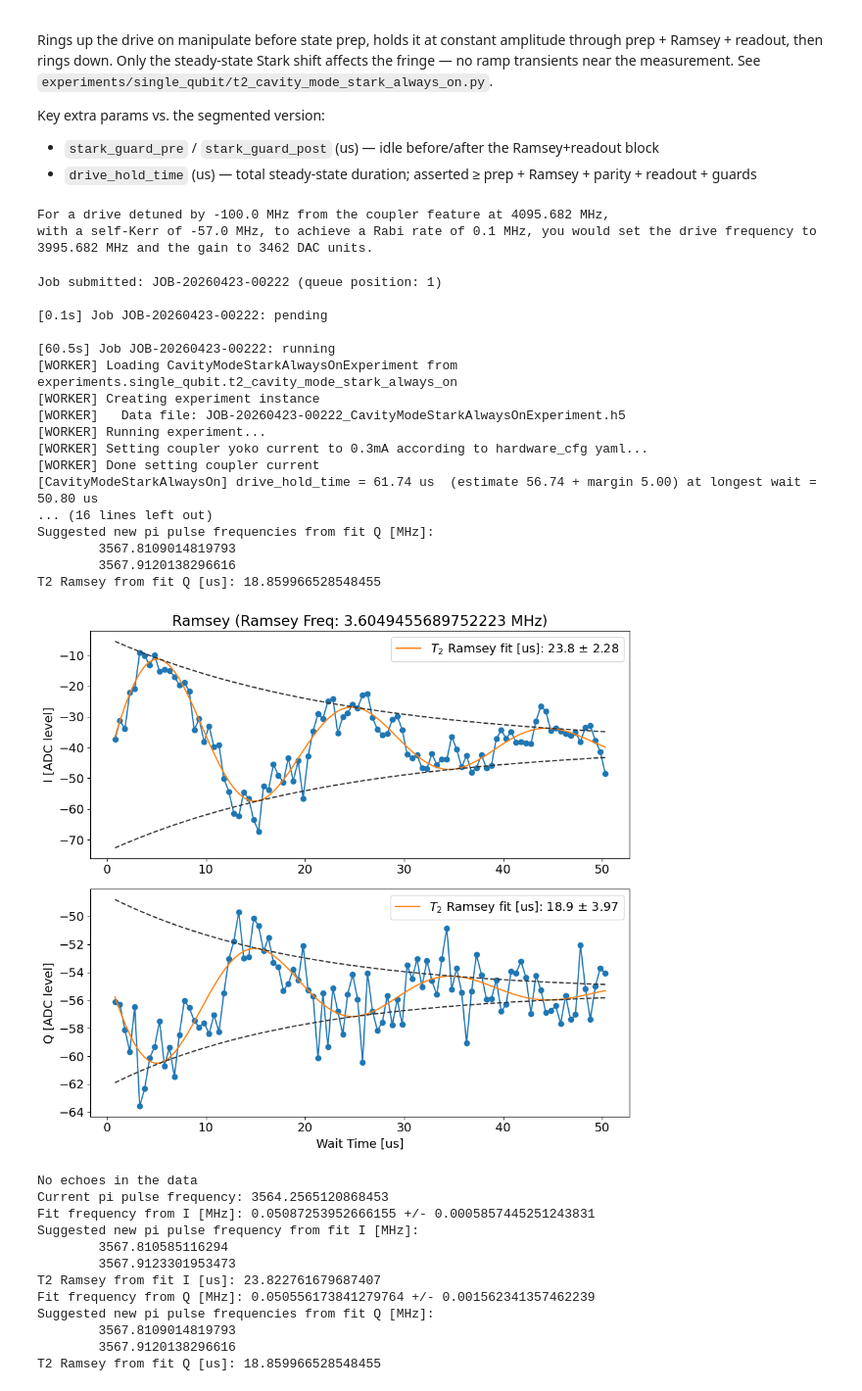
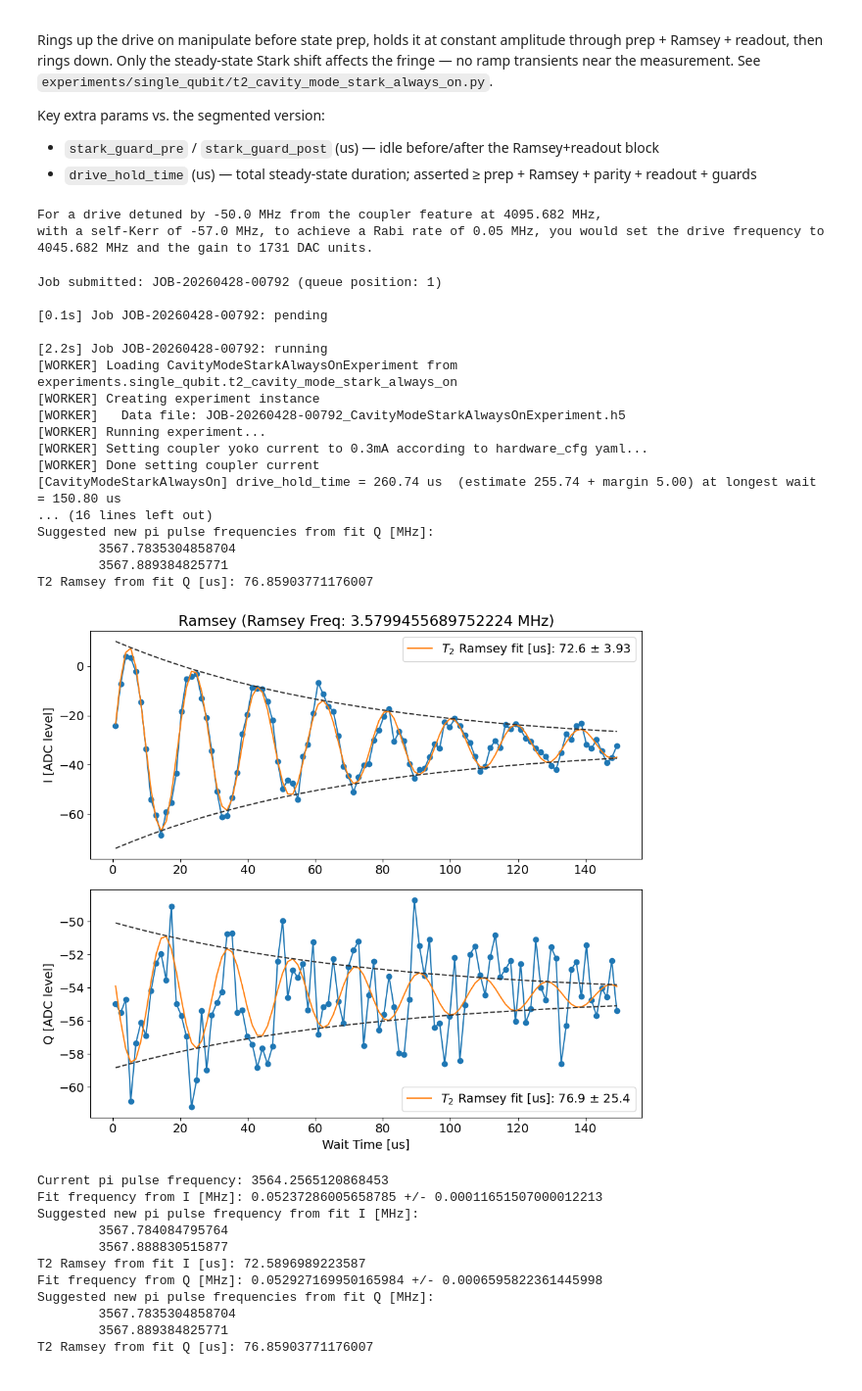
Before and after one commit to SchusterLab/multimode_expts, a Jupyter notebook: measurement_notebooks/QEC/T2_ac_stark_shift.ipynb, the cells around one changed output. Shown at 98% size. Cells and saved outputs as stored; diff of their text form; code cells hidden in the pictures.

```diff
--- a/measurement_notebooks/QEC/T2_ac_stark_shift.ipynb
+++ b/measurement_notebooks/QEC/T2_ac_stark_shift.ipynb
@@ -110,7 +135,7 @@ coupler_spec_runner = CharacterizationRunner(
     use_queue=USE_QUEUE,
 )
 # %%
-f_start = 4000
+f_start = 3500
 f_stop = 4150
 expts = 101
 step = (f_stop - f_start) / (expts - 1)
@@ -120,8 +145,8 @@ coupler_spec_expt = coupler_spec_runner.execute(
     start=f_start,
     step=step,
     expts=expts,
-    length=50,
-    gain=5000,
+    length=5,
+    gain=10000,
     reps=200,
     rounds=1,
     coupler_f=False,
@@ -1511,20 +1642,20 @@ Key extra params vs. the segmented version:
 f_coupler = 4095.682
 k = 3.62885e-4  # rad/us/DAC, from Rabi fits
 K = -57.0  # MHz, from separate measurement of the coupler's self-Kerr
-rabi_rate = 0.1  # MHz, target Rabi rate for the drive (adjust gain to hit this)
+rabi_rate = .05  # MHz, target Rabi rate for the drive (adjust gain to hit this)
 Gain = int(2*np.pi*rabi_rate * 2/k) # DAC gain to achieve target Rabi rate (Omega = k * Gain)
 detuning_opt = -1000*rabi_rate  # MHz, I dont have acces to g so it will be order of magnitude guess, can be optimized for better performance
 f_drive = f_coupler + detuning_opt  # MHz, drive frequency detuned from coupler feature
 f_ramsey = 3.5779952741678973 - 0.023049705192674724 # MHz, from Ramsey fit (should be close to f_drive - f_coupler)
-rise_time = 0.2  # us
+rise_time = 2.0  # us
 t_start = 4 * rise_time  # us, must be >= 4 * rise_time to ensure the flat-top portion of the drive exists at the shortest Ramsey time
 
 
 print(f'For a drive detuned by {detuning_opt} MHz from the coupler feature at {f_coupler} MHz,')
 print(f'with a self-Kerr of {K} MHz, to achieve a Rabi rate of {rabi_rate} MHz, you would set the drive frequency to {f_drive} MHz and the gain to {Gain} DAC units.')
 # %% [output]
-For a drive detuned by -100.0 MHz from the coupler feature at 4095.682 MHz,
-with a self-Kerr of -57.0 MHz, to achieve a Rabi rate of 0.1 MHz, you would set the drive frequency to 3995.682 MHz and the gain to 3462 DAC units.
+For a drive detuned by -50.0 MHz from the coupler feature at 4095.682 MHz,
+with a self-Kerr of -57.0 MHz, to achieve a Rabi rate of 0.05 MHz, you would set the drive frequency to 4045.682 MHz and the gain to 1731 DAC units.
 # %%
 # ============================================
 # T2 cavity-mode Ramsey with ALWAYS-ON Stark drive on manipulate
@@ -1546,9 +1677,9 @@ stark_ao_defaults = AttrDict(dict(
     # Stark drive on manipulate (fixed across the sweep)
     drive_freq=4100.0,
     drive_gain=0,                # start at 0 to recover undriven baseline
-    rise_time=0.2,              # us per-edge (sigma = rise_time/2)
-    stark_guard_pre=5.0,         # us: idle after rise, before prep
-    stark_guard_post=5.0,        # us: idle after readout, before fall
+    rise_time=2.,              # us per-edge (sigma = rise_time/2)
+    stark_guard_pre=100.0,         # us: idle after rise, before prep
+    stark_guard_post=1.0,        # us: idle after readout, before fall
     # Averaging
     reps=200,
     rounds=1,
@@ -1583,56 +1714,55 @@ stark_ao_runner = CharacterizationRunner(
 # %%
 # 4. Execute — single run at one drive_freq / drive_gain
 stark_ao_expt = stark_ao_runner.execute(
     mode='manipulate',
     man_mode_idx=1,
 
     start=t_start,
-    step=2.5/5,
+    step=1.5,
     expts=101,
-    ramsey_freq=f_ramsey+0.05,             # MHz
-    drive_freq=f_coupler,        # tune: detuning from the coupler feature
+    ramsey_freq=f_ramsey+0.025,             # MHz
+    drive_freq=f_coupler+1,        # tune: detuning from the coupler feature
     drive_gain=Gain,                # sweep this by hand across runs to map the Stark shift
     rise_time=rise_time,
     reps=250,
-    stark_guard_pre=1.0,
+    stark_guard_pre=100.0,
     stark_guard_post=1.0,
     rounds=1,
     go_kwargs=dict(analyze=False, display=False),
     # **active_reset_dict,
     relax_delay=1000,
 )
 
-if USE_QUEUE:
-    stark_ao_expt.analyze(fit=True)
-    stark_ao_expt.display(fit=True)
+# if USE_QUEUE:
+#     stark_ao_expt.analyze(fit=True)
+#     stark_ao_expt.display(fit=True)
 # %% [output]
-Job submitted: JOB-20260423-00222 (queue position: 1)
+Job submitted: JOB-20260428-00792 (queue position: 1)
 
-[0.1s] Job JOB-20260423-00222: pending
+[0.1s] Job JOB-20260428-00792: pending
 
-[60.5s] Job JOB-20260423-00222: running
+[2.2s] Job JOB-20260428-00792: running
 [WORKER] Loading CavityModeStarkAlwaysOnExperiment from experiments.single_qubit.t2_cavity_mode_stark_always_on
 [WORKER] Creating experiment instance
-[WORKER]   Data file: JOB-20260423-00222_CavityModeStarkAlwaysOnExperiment.h5
+[WORKER]   Data file: JOB-20260428-00792_CavityModeStarkAlwaysOnExperiment.h5
 [WORKER] Running experiment...
 [WORKER] Setting coupler yoko current to 0.3mA according to hardware_cfg yaml...
 [WORKER] Done setting coupler current
-[CavityModeStarkAlwaysOn] drive_hold_time = 61.74 us  (estimate 56.74 + margin 5.00) at longest wait = 50.80 us
+[CavityModeStarkAlwaysOn] drive_hold_time = 260.74 us  (estimate 255.74 + margin 5.00) at longest wait = 150.80 us
 ... (16 lines left out)
 Suggested new pi pulse frequencies from fit Q [MHz]:
-        3567.8109014819793
-        3567.9120138296616
-T2 Ramsey from fit Q [us]: 18.859966528548455
+        3567.7835304858704
+        3567.889384825771
+T2 Ramsey from fit Q [us]: 76.85903771176007
-[figure, old version]
+[figure, new version]
-No echoes in the data
 Current pi pulse frequency: 3564.2565120868453
-Fit frequency from I [MHz]: 0.05087253952666155 +/- 0.0005857445251243831
+Fit frequency from I [MHz]: 0.05237286005658785 +/- 0.00011651507000012213
 Suggested new pi pulse frequency from fit I [MHz]:
-        3567.810585116294
-        3567.9123301953473
-T2 Ramsey from fit I [us]: 23.822761679687407
-Fit frequency from Q [MHz]: 0.050556173841279764 +/- 0.001562341357462239
+        3567.784084795764
+        3567.888830515877
+T2 Ramsey from fit I [us]: 72.5896989223587
+Fit frequency from Q [MHz]: 0.052927169950165984 +/- 0.0006595822361445998
 Suggested new pi pulse frequencies from fit Q [MHz]:
-        3567.8109014819793
-        3567.9120138296616
-T2 Ramsey from fit Q [us]: 18.859966528548455
+        3567.7835304858704
+        3567.889384825771
+T2 Ramsey from fit Q [us]: 76.85903771176007
```
Also changed, not shown: parts of 21 cells of this notebook, 12 other files.
